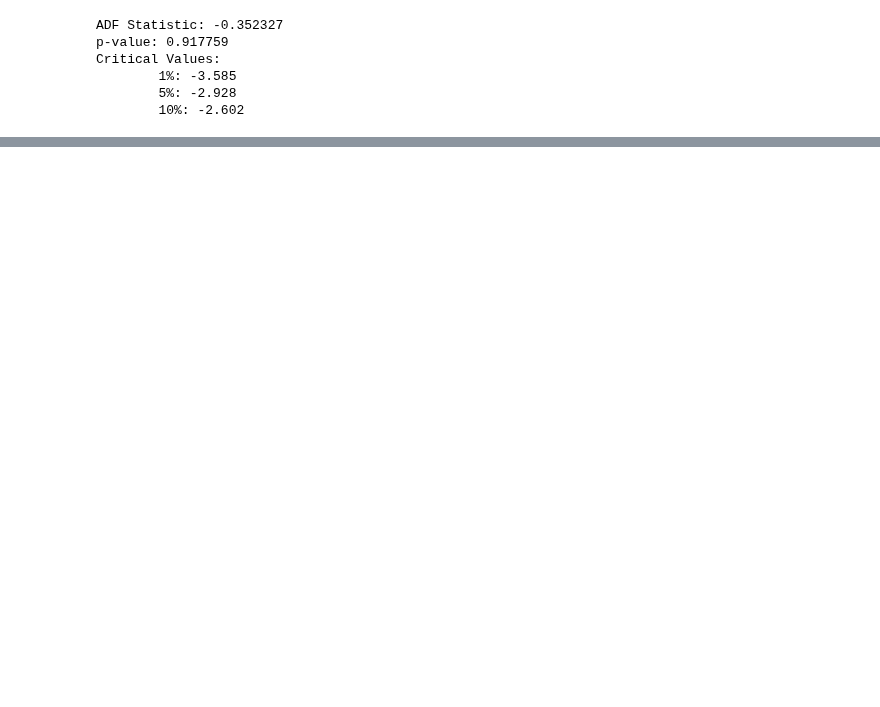
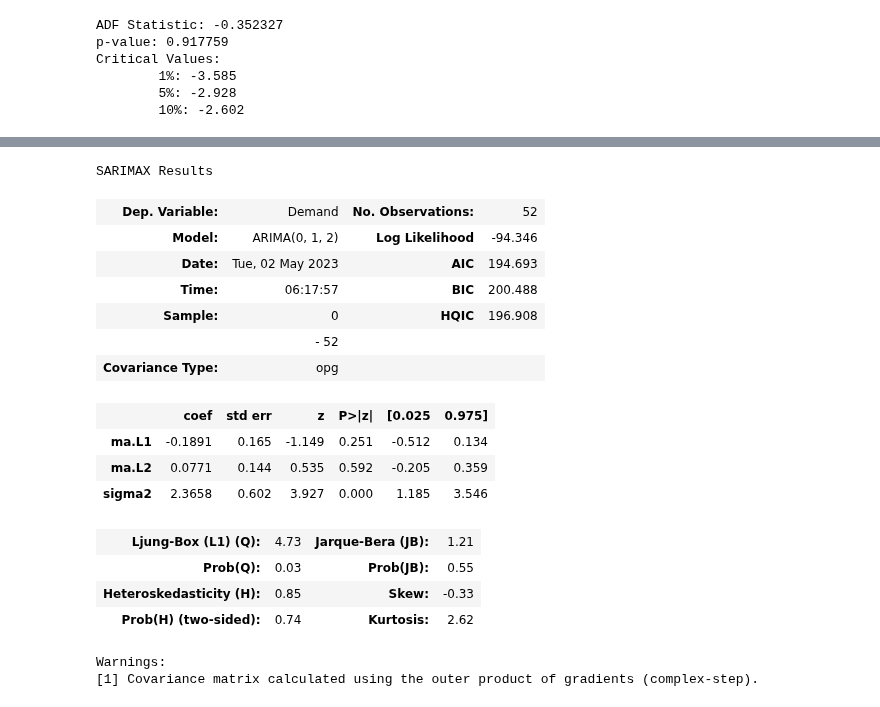
Before and after one commit to ogut77/DataScience, a Jupyter notebook: Arima1.ipynb, the cells around one changed output, grey strips where cells are left out. Drawn from its saved outputs; the diff is of its cells as text; code cells hidden in the pictures; blank space fills up the shorter version.

```diff
--- a/Arima1.ipynb
+++ b/Arima1.ipynb
@@ -111,3 +114,27 @@ Roots
+# %%
+from statsmodels.tsa.arima.model import ARIMA
+model=ARIMA(od1['Demand'],order=(0,1,2))
+model_fit=model.fit()
+model_fit.summary()
+# %% [output]
+SARIMAX Results
+| Dep. Variable: | Demand | No. Observations: | 52 |
+| Model: | ARIMA(0, 1, 2) | Log Likelihood | -94.346 |
+| Date: | Tue, 02 May 2023 | AIC | 194.693 |
+| Time: | 06:17:57 | BIC | 200.488 |
+| Sample: | 0 | HQIC | 196.908 |
+|  | - 52 |  |  |
+| Covariance Type: | opg |  |  |
+|  | coef | std err | z | P>|z| | [0.025 | 0.975] |
+| ma.L1 | -0.1891 | 0.165 | -1.149 | 0.251 | -0.512 | 0.134 |
+| ma.L2 | 0.0771 | 0.144 | 0.535 | 0.592 | -0.205 | 0.359 |
+| sigma2 | 2.3658 | 0.602 | 3.927 | 0.000 | 1.185 | 3.546 |
+| Ljung-Box (L1) (Q): | 4.73 | Jarque-Bera (JB): | 1.21 |
+| Prob(Q): | 0.03 | Prob(JB): | 0.55 |
+| Heteroskedasticity (H): | 0.85 | Skew: | -0.33 |
+| Prob(H) (two-sided): | 0.74 | Kurtosis: | 2.62 |
+Warnings:
+[1] Covariance matrix calculated using the outer product of gradients (complex-step).
 # %%
 import statsmodels.api as sm
 model=sm.tsa.statespace.SARIMAX(od1['Demand'],order=(3, 1, 1))
```
Also changed, not shown: parts of 6 cells of this notebook.
